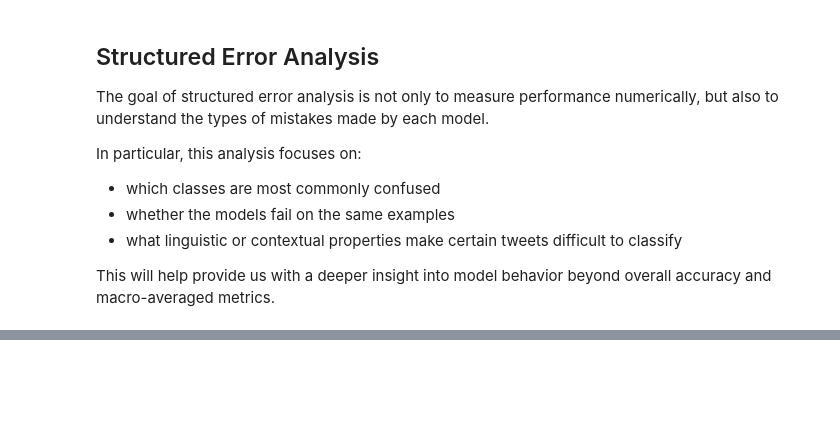
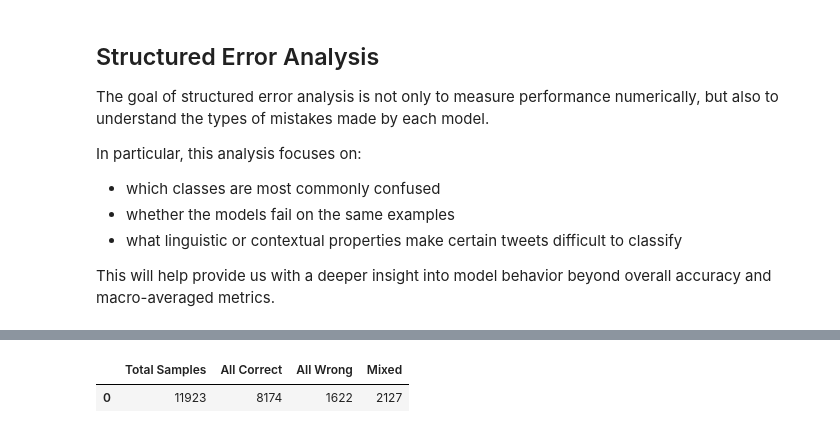
Before and after one commit to donkey-king-kong/CSCI-4907-NLU, a Jupyter notebook: Code/Full Source Code.ipynb, the cells around one changed output, grey strips where cells are left out. Saved outputs shown, nothing was run; the diff lists cells and outputs as text; code cells hidden in the pictures; blank space fills up the shorter version.

```diff
--- a/Code/Full Source Code.ipynb
+++ b/Code/Full Source Code.ipynb
@@ -1352,0 +1427,48 @@ This will help provide us with a deeper insight into model behavior beyond overa
+# %%
+model_names = list(predictions.keys())
+
+# Count how many models got it correct per row
+error_df["num_correct"] = error_df[[f"{m}_correct" for m in model_names]].sum(axis=1)
+
+# Count how many got it wrong
+error_df["num_wrong"] = len(model_names) - error_df["num_correct"]
+
+# All models correct
+all_correct = error_df[error_df["num_correct"] == len(model_names)]
+
+# All models wrong
+all_wrong = error_df[error_df["num_correct"] == 0]
+
+# Mixed (some correct, some wrong)
+mixed = error_df[
+    (error_df["num_correct"] > 0) &
+    (error_df["num_correct"] < len(model_names))
+]
+
+model_strengths = {}
+
+for m in model_names:
+    model_strengths[m] = error_df[
+        (error_df[f"{m}_correct"] == True) &
+        (error_df["num_correct"] < len(model_names))  # others failed
+    ]
+
+model_weaknesses = {}
+
+for m in model_names:
+    model_weaknesses[m] = error_df[
+        (error_df[f"{m}_correct"] == False) &
+        (error_df["num_correct"] > 0)  # others succeeded
+    ]
+
+summary = pd.DataFrame({
+    "Total Samples": [len(error_df)],
+    "All Correct": [len(all_correct)],
+    "All Wrong": [len(all_wrong)],
+    "Mixed": [len(mixed)]
+})
+
+summary
+# %% [output]
+|  | Total Samples | All Correct | All Wrong | Mixed |
+| 0 | 11923 | 8174 | 1622 | 2127 |
```
Also changed, not shown: parts of 17 cells of this notebook.
